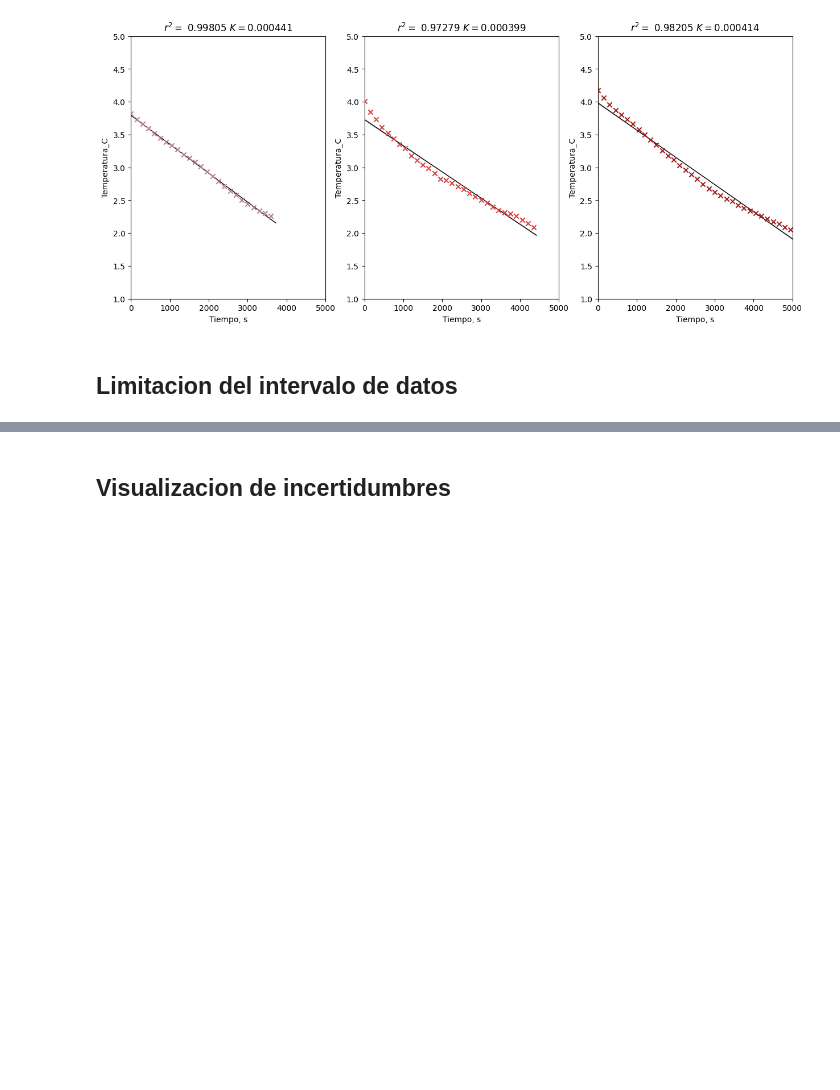
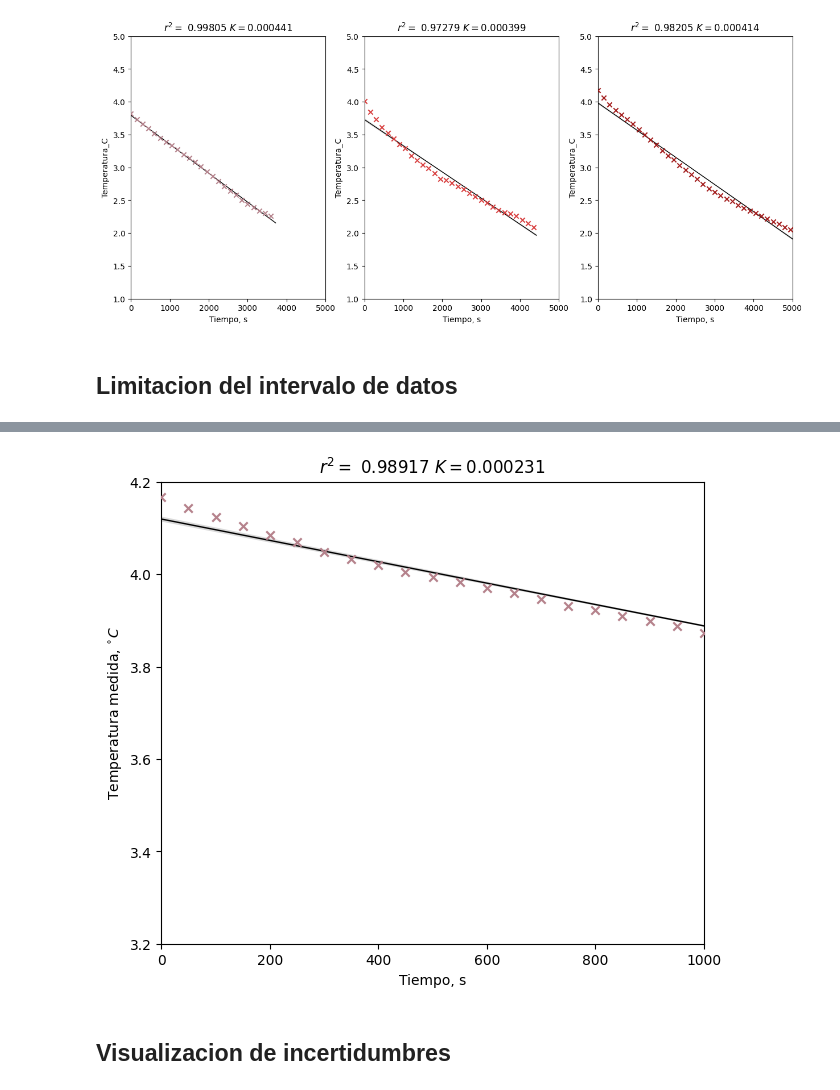
Before and after one commit to ferutr/fc-lab-fenomenos, a Jupyter notebook: notebooks-lab/1_enfriamiento-newton.ipynb, the cells around one changed output, grey strips where cells are left out. Drawn from its saved outputs; the diff is of its cells as text; code cells hidden in the pictures; blank space fills up the shorter version.

```diff
--- a/notebooks-lab/1_enfriamiento-newton.ipynb
+++ b/notebooks-lab/1_enfriamiento-newton.ipynb
@@ -86,6 +95,8 @@ plt.show()
 [figure]
 # %% [markdown]
 ## Limitacion del intervalo de datos
+# %%
+k_values = []
 # %%
 point_spacing = 5
 until_id = 150
@@ -106,0 +120,19 @@ plt.show()
+# %%
+point_spacing = 5
+until_id = 200
+fig, ax = plt.subplots(figsize=(7,6))
+for experiment,i,color in zip(['Calorimetro'],range(1,4),colors):
+    y = np.log(measurements[experiment].Temperatura_C[:until_id] - measurements['General'].loc[i,'Tamb_C'])
+    x = measurements[experiment].Tiempo_s[:until_id]
+    slope, intercept, r_value, p_value, std_err = linregress(x, y)
+    k_values.append(slope)
+    sns.regplot(x=x, y=y,scatter=False, line_kws={"color": "black", "lw": 1, "alpha":1},ax=ax)
+    ax.scatter(x[::point_spacing],y[::point_spacing],color=color,marker='x',zorder=3)
+    ax.set_title(f'$r^2=$ {round(r_value**2,5)} $K=${-round(slope,6)}')
+    ax.set_ylabel('Temperatura medida, $^{\\circ} C$')
+    ax.set_xlabel('Tiempo, s')
+    ax.set_xlim(0,1000)
+    ax.set_ylim(3.2,4.2)
+plt.show()
+# %% [output]
+[figure, added]
```
Also changed, not shown: parts of 47 cells of this notebook, 2 other files.
